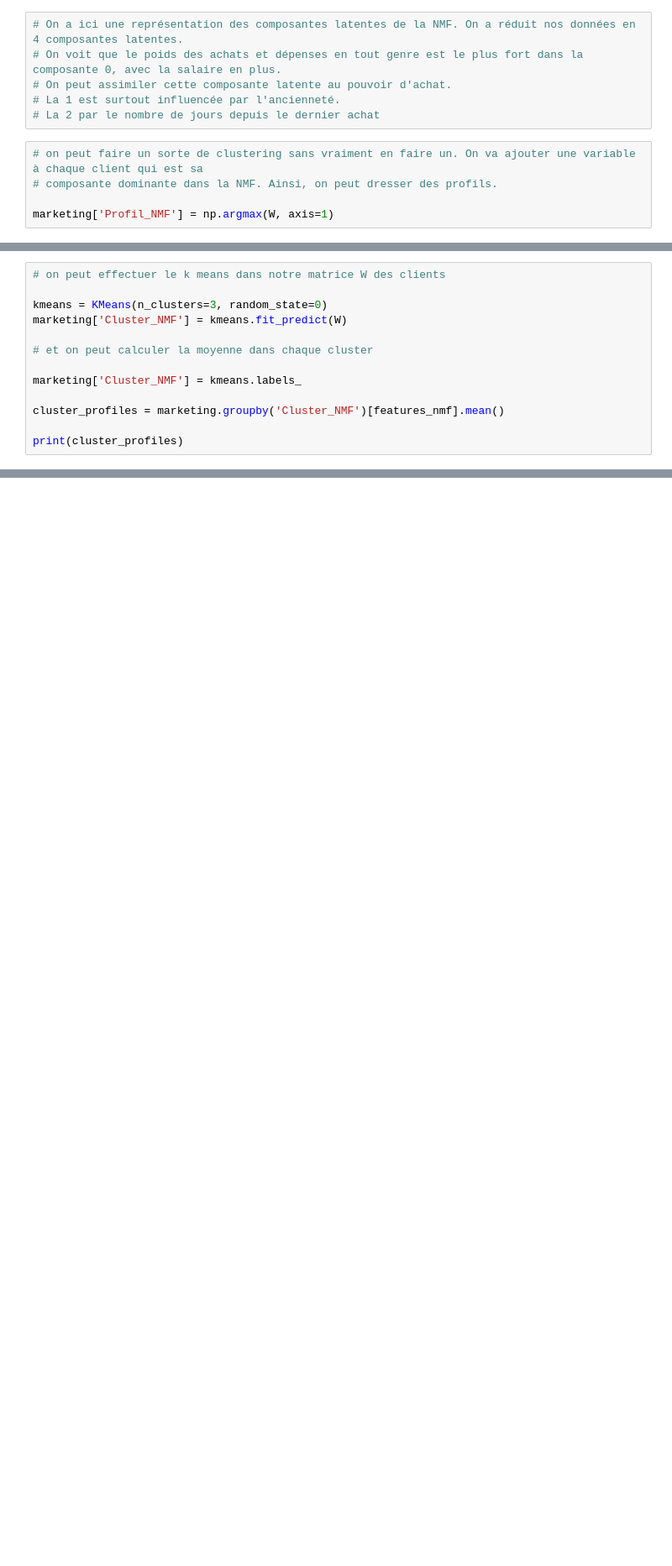
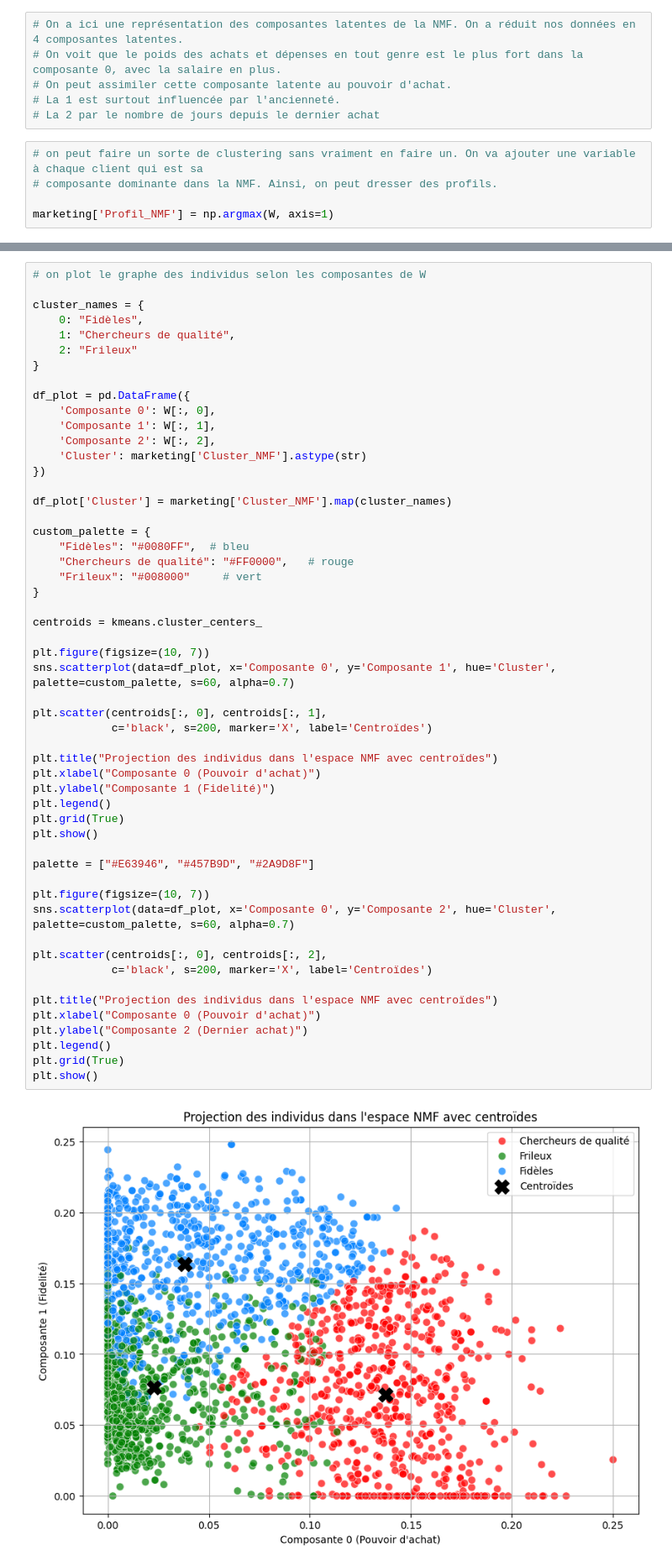
Before and after one commit to Emaglp/Data_Analysis, a Jupyter notebook: NMF.ipynb, the cells around one changed output, grey strips where cells are left out. Shown at 84% size. Drawn from its saved outputs; the diff is of its cells as text; blank space fills up the shorter version.

```diff
--- a/NMF.ipynb
+++ b/NMF.ipynb
@@ -196,13 +247,0 @@ plt.show()
-# %%
-# on peut effectuer le k means dans notre matrice W des clients
-
-kmeans = KMeans(n_clusters=3, random_state=0)
-marketing['Cluster_NMF'] = kmeans.fit_predict(W)
-
-# et on peut calculer la moyenne dans chaque cluster
-
-marketing['Cluster_NMF'] = kmeans.labels_
-
-cluster_profiles = marketing.groupby('Cluster_NMF')[features_nmf].mean()
-
-print(cluster_profiles)
@@ -241,0 +289,55 @@ Cluster_NMF
+# %%
+# on plot le graphe des individus selon les composantes de W
+
+cluster_names = {
+    0: "Fidèles",
+    1: "Chercheurs de qualité",
+    2: "Frileux"
+}
+
+df_plot = pd.DataFrame({
+    'Composante 0': W[:, 0],
+    'Composante 1': W[:, 1],
+    'Composante 2': W[:, 2],
+    'Cluster': marketing['Cluster_NMF'].astype(str)
+})
+
+df_plot['Cluster'] = marketing['Cluster_NMF'].map(cluster_names)
+
+custom_palette = {
+    "Fidèles": "#0080FF",  # bleu
+    "Chercheurs de qualité": "#FF0000",   # rouge
+    "Frileux": "#008000"     # vert
+}
+
+centroids = kmeans.cluster_centers_
+
+plt.figure(figsize=(10, 7))
+sns.scatterplot(data=df_plot, x='Composante 0', y='Composante 1', hue='Cluster', palette=custom_palette, s=60, alpha=0.7)
+
+plt.scatter(centroids[:, 0], centroids[:, 1],
+            c='black', s=200, marker='X', label='Centroïdes')
+
+plt.title("Projection des individus dans l'espace NMF avec centroïdes")
+plt.xlabel("Composante 0 (Pouvoir d'achat)")
+plt.ylabel("Composante 1 (Fidelité)")
+plt.legend()
+plt.grid(True)
+plt.show()
+
+palette = ["#E63946", "#457B9D", "#2A9D8F"]
+
+plt.figure(figsize=(10, 7))
+sns.scatterplot(data=df_plot, x='Composante 0', y='Composante 2', hue='Cluster', palette=custom_palette, s=60, alpha=0.7)
+
+plt.scatter(centroids[:, 0], centroids[:, 2],
+            c='black', s=200, marker='X', label='Centroïdes')
+
+plt.title("Projection des individus dans l'espace NMF avec centroïdes")
+plt.xlabel("Composante 0 (Pouvoir d'achat)")
+plt.ylabel("Composante 2 (Dernier achat)")
+plt.legend()
+plt.grid(True)
+plt.show()
+# %% [output]
+[figure, added]
```
Also changed, not shown: parts of 12 cells of this notebook, 1 other file.
